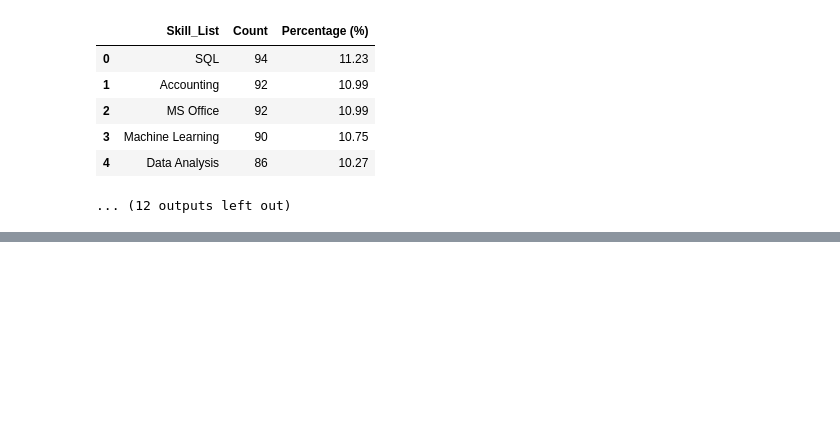
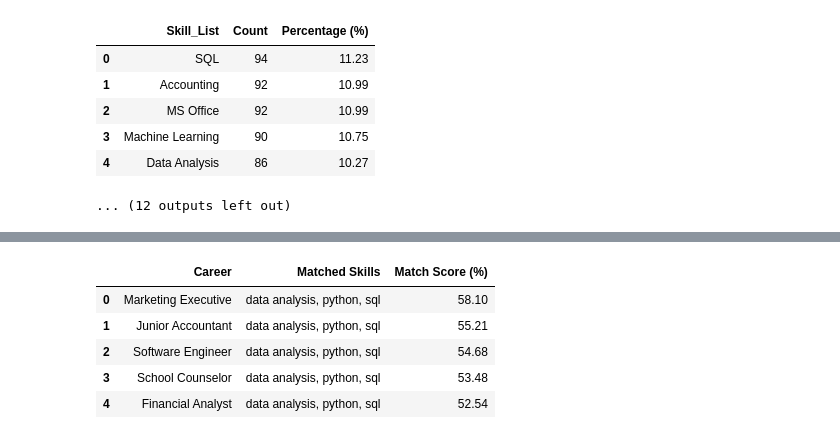
Before and after one commit to Hemavathi0611/SkillPath-AI-Career-and-Job-Recommendation-System-capstone-, a Jupyter notebook: notebooks/02_career_model.ipynb, the cells around one changed output, grey strips where cells are left out. Drawn from its saved outputs; the diff is of its cells as text; code cells hidden in the pictures; blank space fills up the shorter version.

Commit message:
Update career and job analysis notebooks

```diff
--- a/notebooks/02_career_model.ipynb
+++ b/notebooks/02_career_model.ipynb
@@ -834,0 +857,19 @@ ModuleNotFoundError: No module named 'src'
+# %%
+import importlib
+import src.career.recommender as career_recommender
+
+importlib.reload(career_recommender)
+
+recommendations = career_recommender.recommend_careers(
+    user_skills=["Python", "SQL", "Data Analysis"],
+    top_n=5
+)
+
+display(recommendations)
+# %% [output]
+|  | Career | Matched Skills | Match Score (%) |
+| 0 | Marketing Executive | data analysis, python, sql | 58.10 |
+| 1 | Junior Accountant | data analysis, python, sql | 55.21 |
+| 2 | Software Engineer | data analysis, python, sql | 54.68 |
+| 3 | School Counselor | data analysis, python, sql | 53.48 |
+| 4 | Financial Analyst | data analysis, python, sql | 52.54 |
```
Also changed, not shown: parts of 3 cells of this notebook, 3 other files.
